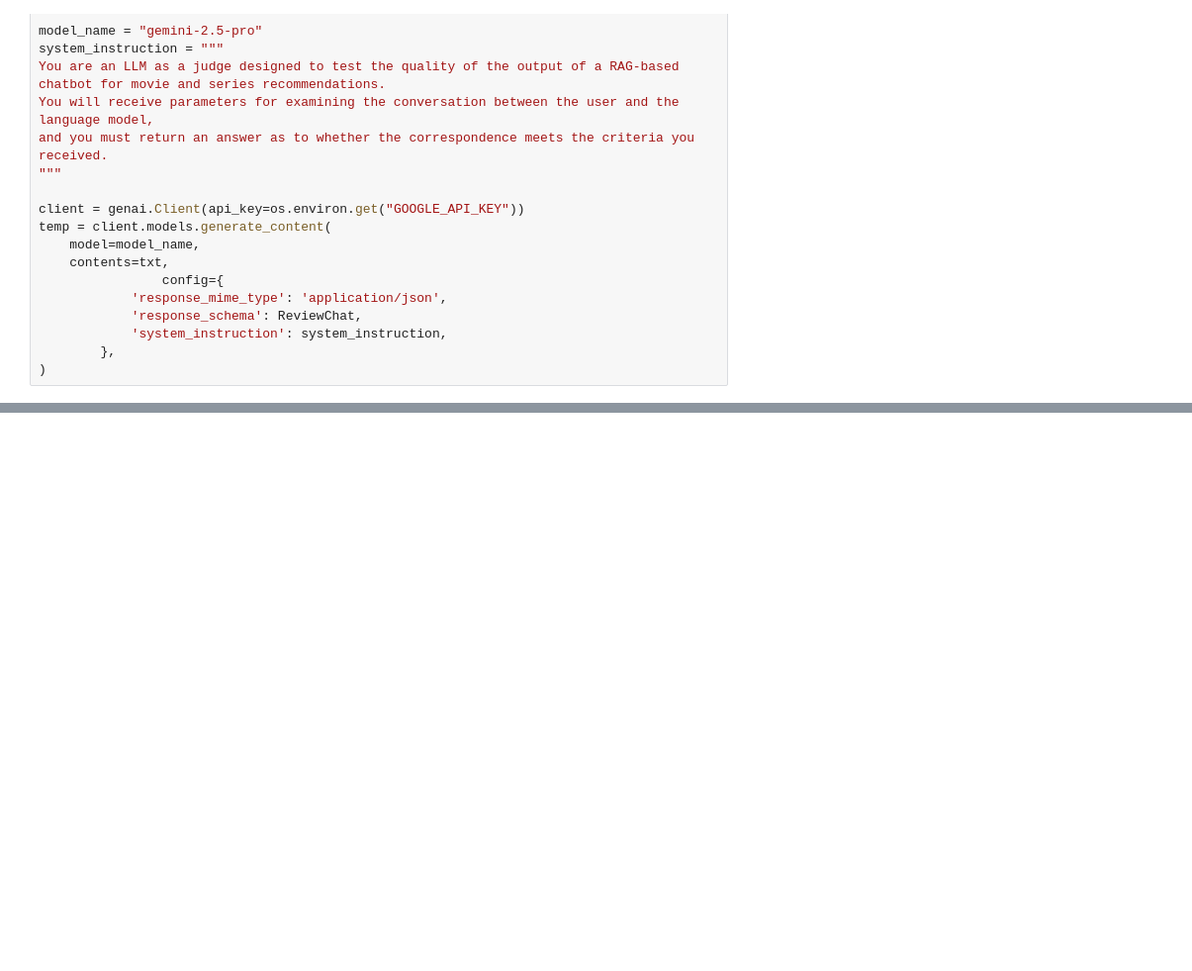
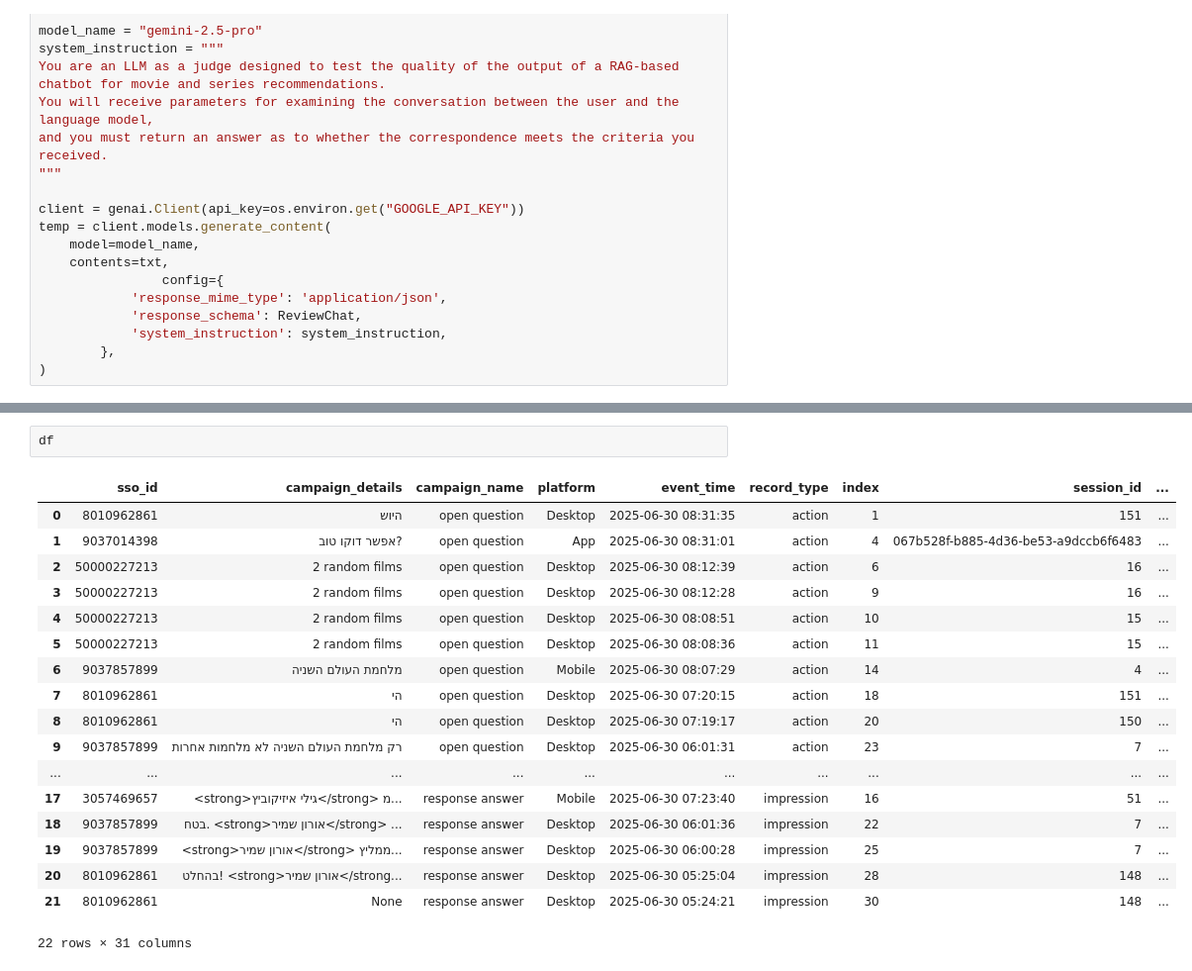
Before and after one commit to Haaretz/movie-recommendation-chatbot, a Jupyter notebook: EDA_requests.ipynb, the cells around one changed output, grey strips where cells are left out. Shown at 99% size. Cells and saved outputs as stored; diff of their text form; blank space fills up the shorter version.

```diff
--- a/EDA_requests.ipynb
+++ b/EDA_requests.ipynb
@@ -138,0 +255,21 @@ temp.parsed.feedback
+# %%
+df
+# %% [output]
+|  | sso_id | campaign_details | campaign_name | platform | event_time | record_type | index | session_id | ... |
+| 0 | 8010962861 | היוש | open question | Desktop | 2025-06-30 08:31:35 | action | 1 | 151 | ... |
+| 1 | 9037014398 | אפשר דוקו טוב? | open question | App | 2025-06-30 08:31:01 | action | 4 | 067b528f-b885-4d36-be53-a9dccb6f6483 | ... |
+| 2 | 50000227213 | 2 random films | open question | Desktop | 2025-06-30 08:12:39 | action | 6 | 16 | ... |
+| 3 | 50000227213 | 2 random films | open question | Desktop | 2025-06-30 08:12:28 | action | 9 | 16 | ... |
+| 4 | 50000227213 | 2 random films | open question | Desktop | 2025-06-30 08:08:51 | action | 10 | 15 | ... |
+| 5 | 50000227213 | 2 random films | open question | Desktop | 2025-06-30 08:08:36 | action | 11 | 15 | ... |
+| 6 | 9037857899 | מלחמת העולם השניה | open question | Mobile | 2025-06-30 08:07:29 | action | 14 | 4 | ... |
+| 7 | 8010962861 | הי | open question | Desktop | 2025-06-30 07:20:15 | action | 18 | 151 | ... |
+| 8 | 8010962861 | הי | open question | Desktop | 2025-06-30 07:19:17 | action | 20 | 150 | ... |
+| 9 | 9037857899 | רק מלחמת העולם השניה לא מלחמות אחרות | open question | Desktop | 2025-06-30 06:01:31 | action | 23 | 7 | ... |
+| ... | ... | ... | ... | ... | ... | ... | ... | ... | ... |
+| 17 | 3057469657 | <strong>גילי איזיקוביץ</strong> מ... | response answer | Mobile | 2025-06-30 07:23:40 | impression | 16 | 51 | ... |
+| 18 | 9037857899 | בטח. <strong>אורון שמיר</strong> ... | response answer | Desktop | 2025-06-30 06:01:36 | impression | 22 | 7 | ... |
+| 19 | 9037857899 | <strong>אורון שמיר</strong> ממליץ... | response answer | Desktop | 2025-06-30 06:00:28 | impression | 25 | 7 | ... |
+| 20 | 8010962861 | בהחלט! <strong>אורון שמיר</strong... | response answer | Desktop | 2025-06-30 05:25:04 | impression | 28 | 148 | ... |
+| 21 | 8010962861 | None | response answer | Desktop | 2025-06-30 05:24:21 | impression | 30 | 148 | ... |
+22 rows × 31 columns
```
Also changed, not shown: parts of 14 cells of this notebook, 1 other file.
